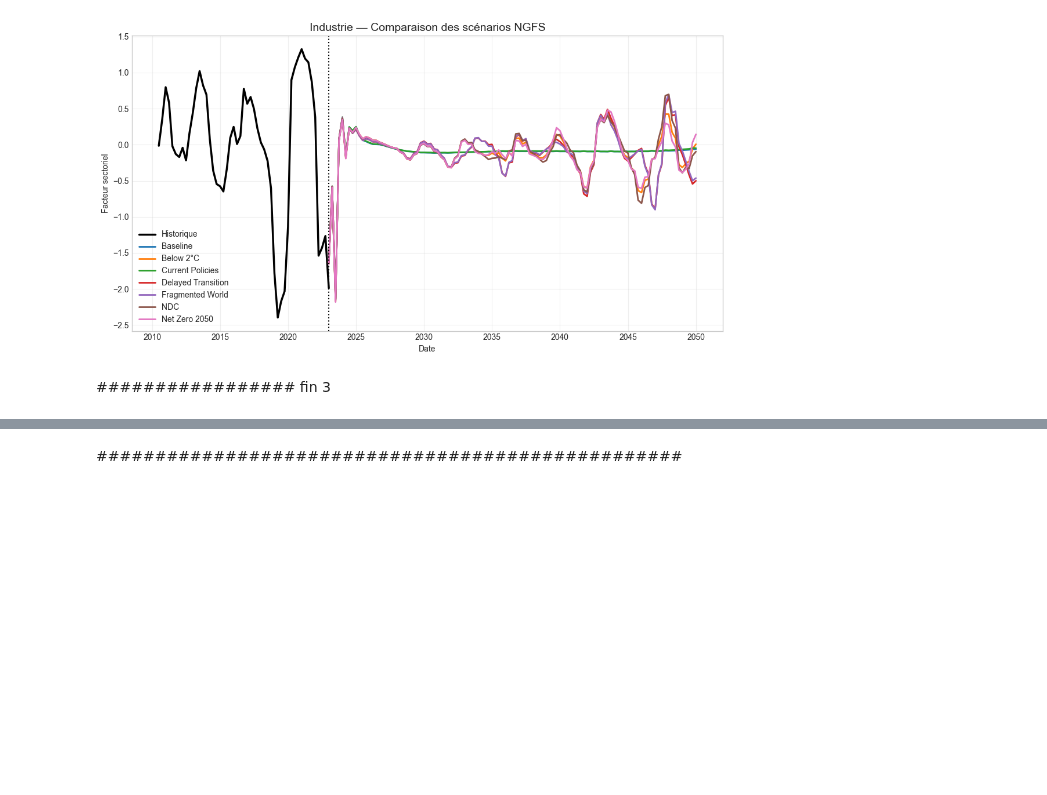
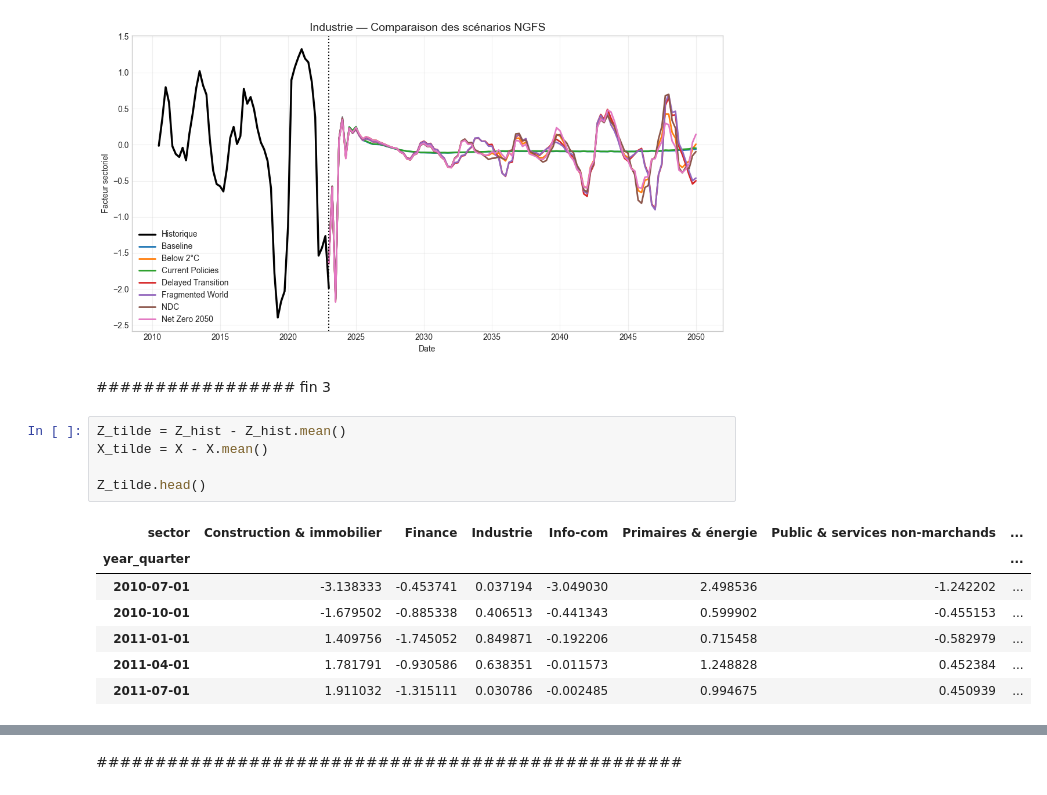
Before and after one commit to Celeste2405/PFE-CLIMATE-STRESS-TESTING-BANKING-PORTFOLIO, a Jupyter notebook: gvar_model.ipynb, the cells around one changed output, grey strips where cells are left out. Cells and saved outputs as stored; diff of their text form; blank space fills up the shorter version.

```diff
--- a/gvar_model.ipynb
+++ b/gvar_model.ipynb
@@ -1227,3 +1229,16 @@ plot_sector_scenarios(
 [figure]
 # %% [markdown]
 ################# fin 3
+# %%
+Z_tilde = Z_hist - Z_hist.mean()
+X_tilde = X - X.mean()
+
+Z_tilde.head()
+# %% [output]
+| sector | Construction & immobilier | Finance | Industrie | Info-com | Primaires & énergie | Public & services non-marchands | ... |
+| year_quarter |  |  |  |  |  |  | ... |
+| 2010-07-01 | -3.138333 | -0.453741 | 0.037194 | -3.049030 | 2.498536 | -1.242202 | ... |
+| 2010-10-01 | -1.679502 | -0.885338 | 0.406513 | -0.441343 | 0.599902 | -0.455153 | ... |
+| 2011-01-01 | 1.409756 | -1.745052 | 0.849871 | -0.192206 | 0.715458 | -0.582979 | ... |
+| 2011-04-01 | 1.781791 | -0.930586 | 0.638351 | -0.011573 | 1.248828 | 0.452384 | ... |
+| 2011-07-01 | 1.911032 | -1.315111 | 0.030786 | -0.002485 | 0.994675 | 0.450939 | ... |
```
Also changed, not shown: parts of 14 cells of this notebook.
